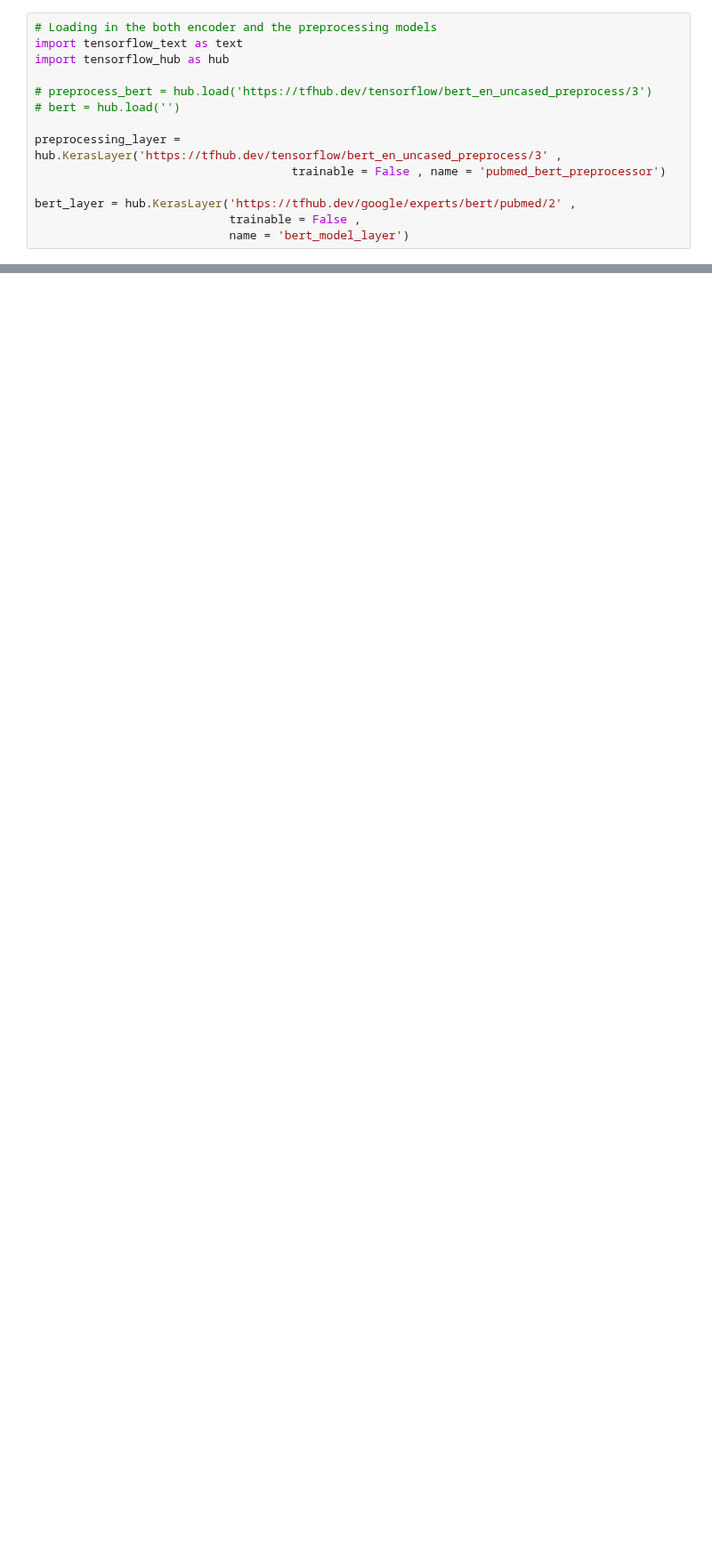
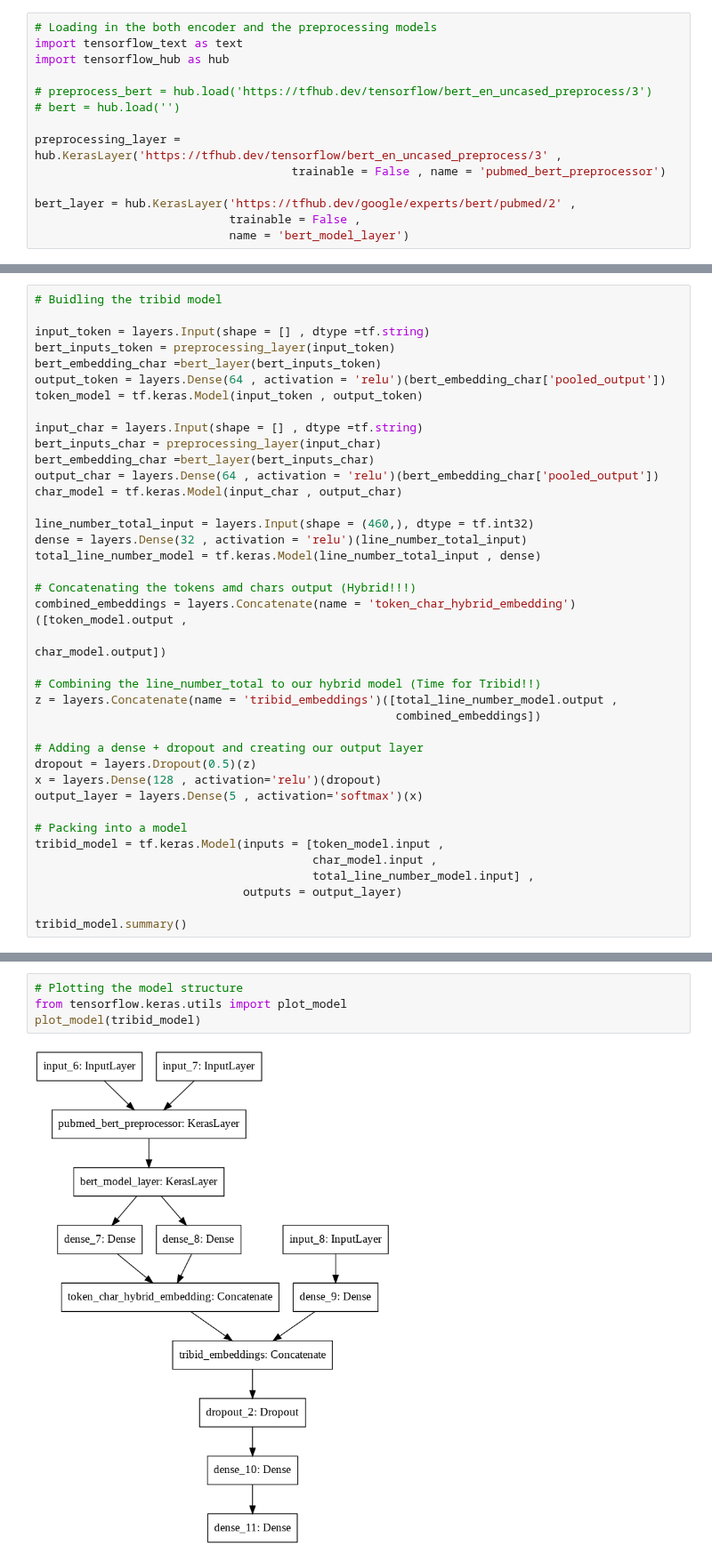
Before and after one commit to ashikshafi08/Learning_Tensorflow, a Jupyter notebook: Exercise/🛠_09_Milestone_Project_2_SkimLit_📄🔥_Exercise_Solutions.ipynb, the cells around one changed output, grey strips where cells are left out. Shown at 89% size. Saved outputs shown, nothing was run; the diff lists cells and outputs as text; blank space fills up the shorter version.

```diff
--- a/Exercise/🛠_09_Milestone_Project_2_SkimLit_📄🔥_Exercise_Solutions.ipynb
+++ b/Exercise/🛠_09_Milestone_Project_2_SkimLit_📄🔥_Exercise_Solutions.ipynb
@@ -616,0 +574,39 @@ for i , col in enumerate(train_df[['line_number' , 'total_lines']]):
+# %%
+# Buidling the tribid model
+
+input_token = layers.Input(shape = [] , dtype =tf.string)
+bert_inputs_token = preprocessing_layer(input_token)
+bert_embedding_char =bert_layer(bert_inputs_token)
+output_token = layers.Dense(64 , activation = 'relu')(bert_embedding_char['pooled_output'])
+token_model = tf.keras.Model(input_token , output_token)
+
+input_char = layers.Input(shape = [] , dtype =tf.string)
+bert_inputs_char = preprocessing_layer(input_char)
+bert_embedding_char =bert_layer(bert_inputs_char)
+output_char = layers.Dense(64 , activation = 'relu')(bert_embedding_char['pooled_output'])
+char_model = tf.keras.Model(input_char , output_char)
+
+line_number_total_input = layers.Input(shape = (460,), dtype = tf.int32)
+dense = layers.Dense(32 , activation = 'relu')(line_number_total_input)
+total_line_number_model = tf.keras.Model(line_number_total_input , dense)
+
+# Concatenating the tokens amd chars output (Hybrid!!!)
+combined_embeddings = layers.Concatenate(name = 'token_char_hybrid_embedding')([token_model.output ,
+                                                                                char_model.output])
+
+# Combining the line_number_total to our hybrid model (Time for Tribid!!)
+z = layers.Concatenate(name = 'tribid_embeddings')([total_line_number_model.output ,
+                                                    combined_embeddings])
+
+# Adding a dense + dropout and creating our output layer
+dropout = layers.Dropout(0.5)(z)
+x = layers.Dense(128 , activation='relu')(dropout)
+output_layer = layers.Dense(5 , activation='softmax')(x)
+
+# Packing into a model
+tribid_model = tf.keras.Model(inputs = [token_model.input ,
+                                        char_model.input ,
+                                        total_line_number_model.input] ,
+                              outputs = output_layer)
+
+tribid_model.summary()
@@ -616,0 +631,6 @@ for i , col in enumerate(train_df[['line_number' , 'total_lines']]):
+# %%
+# Plotting the model structure
+from tensorflow.keras.utils import plot_model
+plot_model(tribid_model)
+# %% [output]
+[figure, added]
```
Also changed, not shown: parts of 37 cells of this notebook.
